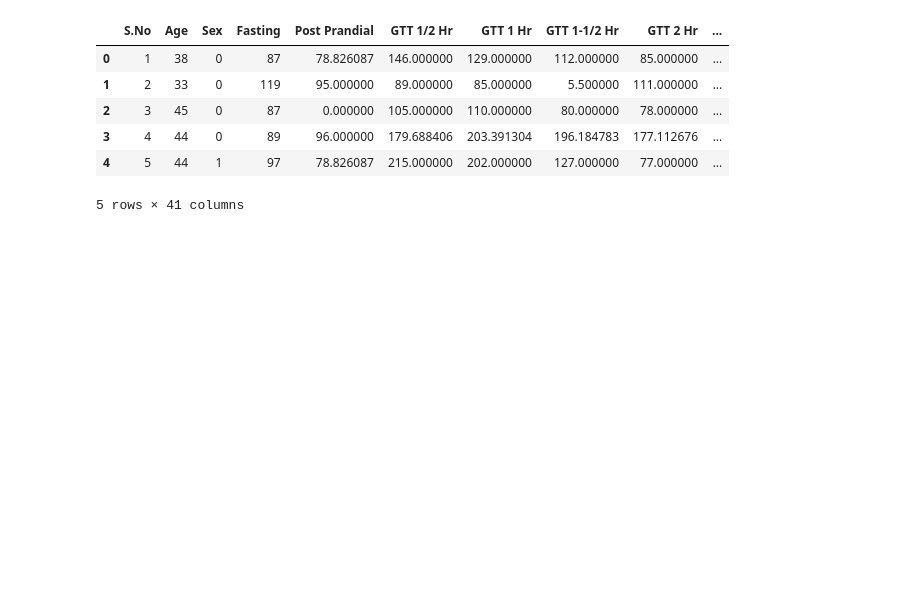
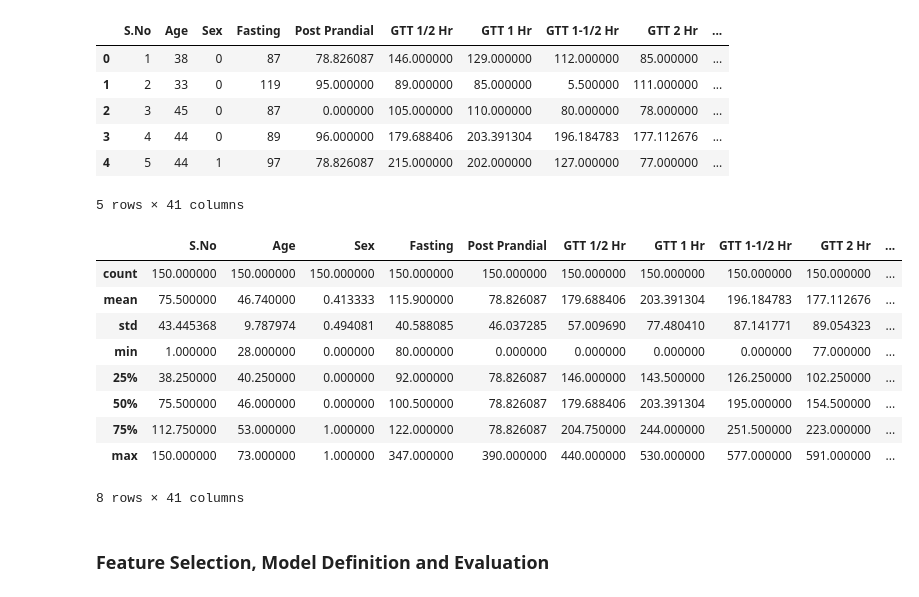
Before and after one commit to Hrishikesh1312/Diabetes-Prediction, a Jupyter notebook: Model.ipynb, the cells around one changed output. Cells and saved outputs as stored; diff of their text form; code cells hidden in the pictures; blank space fills up the shorter version.

```diff
--- a/Model.ipynb
+++ b/Model.ipynb
@@ -21,6 +37,21 @@ data.head()
 | 3 | 4 | 44 | 0 | 89 | 96.000000 | 179.688406 | 203.391304 | 196.184783 | 177.112676 | ... |
 | 4 | 5 | 44 | 1 | 97 | 78.826087 | 215.000000 | 202.000000 | 127.000000 | 77.000000 | ... |
 5 rows × 41 columns
+# %%
+data.describe()
+# %% [output]
+|  | S.No | Age | Sex | Fasting | Post Prandial | GTT 1/2 Hr | GTT 1 Hr | GTT 1-1/2 Hr | GTT 2 Hr | ... |
+| count | 150.000000 | 150.000000 | 150.000000 | 150.000000 | 150.000000 | 150.000000 | 150.000000 | 150.000000 | 150.000000 | ... |
+| mean | 75.500000 | 46.740000 | 0.413333 | 115.900000 | 78.826087 | 179.688406 | 203.391304 | 196.184783 | 177.112676 | ... |
+| std | 43.445368 | 9.787974 | 0.494081 | 40.588085 | 46.037285 | 57.009690 | 77.480410 | 87.141771 | 89.054323 | ... |
+| min | 1.000000 | 28.000000 | 0.000000 | 80.000000 | 0.000000 | 0.000000 | 0.000000 | 0.000000 | 77.000000 | ... |
+| 25% | 38.250000 | 40.250000 | 0.000000 | 92.000000 | 78.826087 | 146.000000 | 143.500000 | 126.250000 | 102.250000 | ... |
+| 50% | 75.500000 | 46.000000 | 0.000000 | 100.500000 | 78.826087 | 179.688406 | 203.391304 | 195.000000 | 154.500000 | ... |
+| 75% | 112.750000 | 53.000000 | 1.000000 | 122.000000 | 78.826087 | 204.750000 | 244.000000 | 251.500000 | 223.000000 | ... |
+| max | 150.000000 | 73.000000 | 1.000000 | 347.000000 | 390.000000 | 440.000000 | 530.000000 | 577.000000 | 591.000000 | ... |
+8 rows × 41 columns
+# %% [markdown]
+### **Feature Selection, Model Definition and Evaluation**
 # %%
 feature_columns = data.columns.difference(['ID No', 'Name', 'Prediction']).tolist()
 # %%
```
Also changed, not shown: parts of 16 cells of this notebook.
